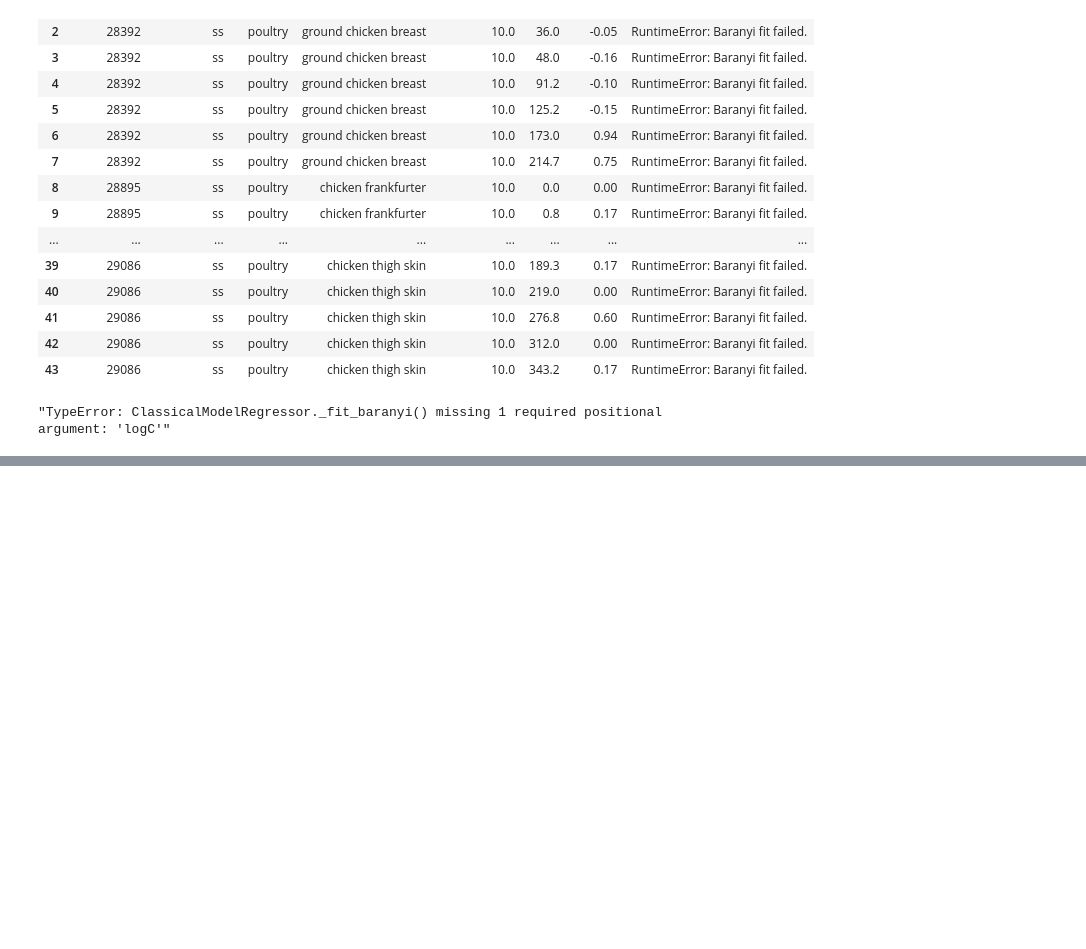
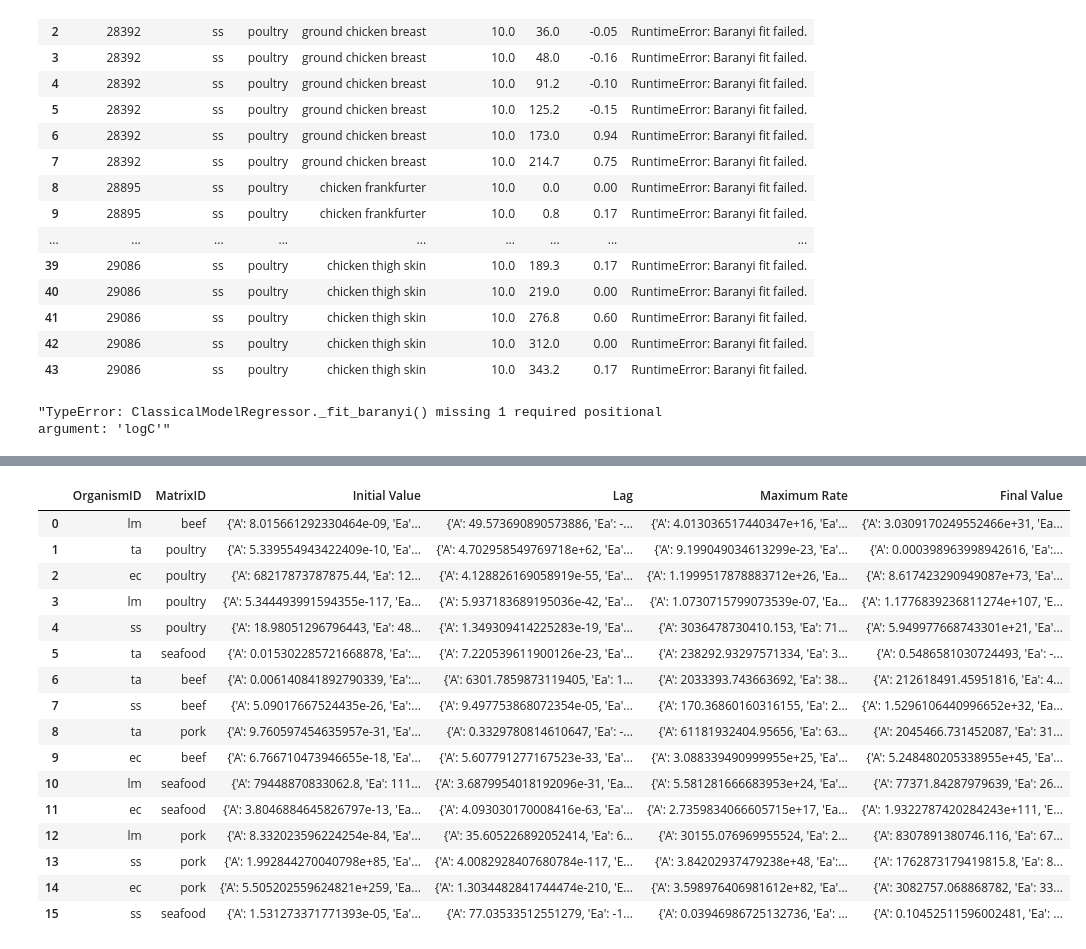
Before and after one commit to lulutinee/safer_food, a Jupyter notebook: notebooks/JYL_sandbox.ipynb, the cells around one changed output, grey strips where cells are left out. Cells and saved outputs as stored; diff of their text form; code cells hidden in the pictures; blank space fills up the shorter version.

```diff
--- a/notebooks/JYL_sandbox.ipynb
+++ b/notebooks/JYL_sandbox.ipynb
@@ -890,0 +1130,26 @@ baranyi_parameters.to_csv('baranyi parameters.csv', sep='\t')
+# %%
+MATRIX_SELECTION = {
+    'beef': ['ground beef', 'minced beef', 'beef steak', 'beef','fresh beef fillet', 'beef strip loin',
+             'raw beef steak', 'Beef carcass', 'Minced beef'],
+    'pork': ['Pork', 'raw meat_lombo', 'ground ham', 'ground Pork', 'ground cooked ham', 'ham', 'Pork loin',
+             'mild cured smoked breaded ham as sold', 'cooked Pork', 'Pork liver sausage emulsion', 'cured ham',
+             'Salami', 'sliced cooked ham', 'Sliced cooked ham', 'Cooked cured pork shoulder'],
+    'poultry':['chicken mince', 'chicken breast', 'retail broiler breast', 'ground chicken', 'cooked chicken',
+               'autoclaved sterile ground cooked chicken breast', 'Ground Chicken Breast Meat', 'chicken patties',
+               'cooked turkey breast', 'cooked chicken breast', 'cooked turkey', 'minced chicken',
+               'raw minced chicken leg',
+               'ground turkey', 'chicken', 'cooked ground turkey', 'raw minced chicken breast', 'cooked sliced turkey',
+               'cooked poultry', 'turkey', 'ground chicken breast', 'chicken thigh skin', 'chicken breast meat interior',
+               'chicken breast meat surface', 'chicken breast skin', 'chicken drumstick meat interior',
+               'chicken drumstick meat surface', 'chicken drumstick skin', 'chicken thigh meat interior',
+               'chicken thigh meat surface', 'chicken wing meat surface', 'chicken wing skin', 'non-kosher chicken thigh skin',
+               'kosher chicken thigh skin', 'uncured chicken'],
+    'seafood': ['sparus aurata', 'dichentrachus labrax', 'mullus barbatus', 'boops boops', 'Dichentrachus labrax',
+                'oyster (Crassostrea gigas)', 'raw chilled fish fillets', 'whole ungutted aquacultured sea bass',
+                'whole gutted aquacutured sea bass', 'catfish fillets', 'rainbow trout', 'prawn', 'salmon',
+                'salmon fillet', 'chilled salmon fillet', 'brined salmon', 'jack mackeral fillets', 'cooked prawn',
+                'trout', 'sole', 'raw salmon', 'pilchards','oyster (Saccostrea glomerata)', 'hake', 'tuna',
+                'atlanntic spadefish', 'weakfish', 'lobster', 'crab meat', 'crabmeat', 'salomona', 'Sand Flathead fish',
+                'Salmon', 'oysters (Crassostrea gigas)', 'oysters (Saccostrea glomerata)', 'snow crab meat', 'cooked shrimp',
+                'Tuna fish', 'live oysters (Crassostrea gigas)']
+}
@@ -890,0 +1249,3 @@ baranyi_parameters.to_csv('baranyi parameters.csv', sep='\t')
+# %%
+baranyi_params_filtered = filter_by_matrix_selection(baranyi_parameters, MATRIX_SELECTION)
+baranyi_params_filtered = baranyi_params_filtered[baranyi_params_filtered['OrganismID'].isin(['lm', 'ss', 'ec', 'ta'])]
@@ -890,0 +1311,2 @@ baranyi_parameters.to_csv('baranyi parameters.csv', sep='\t')
+# %%
+baranyi_params_cleaned = clip_baranyi(baranyi_params_filtered)
@@ -890,0 +1654,22 @@ baranyi_parameters.to_csv('baranyi parameters.csv', sep='\t')
+# %%
+arrhenius_parameters, warning_rows, bad_rows = get_secondary_model_parameters(baranyi_params_cleaned, slice_cols=['OrganismID', 'MatrixID'], params_cols=['Initial Value', 'Lag', 'Maximum Rate', 'Final Value'] )
+# %%
+arrhenius_parameters
+# %% [output]
+|  | OrganismID | MatrixID | Initial Value | Lag | Maximum Rate | Final Value |
+| 0 | lm | beef | {'A': 8.015661292330464e-09, 'Ea'... | {'A': 49.573690890573886, 'Ea': -... | {'A': 4.013036517440347e+16, 'Ea'... | {'A': 3.0309170249552466e+31, 'Ea... |
+| 1 | ta | poultry | {'A': 5.339554943422409e-10, 'Ea'... | {'A': 4.702958549769718e+62, 'Ea'... | {'A': 9.199049034613299e-23, 'Ea'... | {'A': 0.000398963998942616, 'Ea':... |
+| 2 | ec | poultry | {'A': 68217873787875.44, 'Ea': 12... | {'A': 4.128826169058919e-55, 'Ea'... | {'A': 1.1999517878883712e+26, 'Ea... | {'A': 8.617423290949087e+73, 'Ea'... |
+| 3 | lm | poultry | {'A': 5.344493991594355e-117, 'Ea... | {'A': 5.937183689195036e-42, 'Ea'... | {'A': 1.0730715799073539e-07, 'Ea... | {'A': 1.1776839236811274e+107, 'E... |
+| 4 | ss | poultry | {'A': 18.98051296796443, 'Ea': 48... | {'A': 1.349309414225283e-19, 'Ea'... | {'A': 3036478730410.153, 'Ea': 71... | {'A': 5.949977668743301e+21, 'Ea'... |
+| 5 | ta | seafood | {'A': 0.015302285721668878, 'Ea':... | {'A': 7.220539611900126e-23, 'Ea'... | {'A': 238292.93297571334, 'Ea': 3... | {'A': 0.5486581030724493, 'Ea': -... |
+| 6 | ta | beef | {'A': 0.006140841892790339, 'Ea':... | {'A': 6301.7859873119405, 'Ea': 1... | {'A': 2033393.743663692, 'Ea': 38... | {'A': 212618491.45951816, 'Ea': 4... |
+| 7 | ss | beef | {'A': 5.09017667524435e-26, 'Ea':... | {'A': 9.497753868072354e-05, 'Ea'... | {'A': 170.36860160316155, 'Ea': 2... | {'A': 1.5296106440996652e+32, 'Ea... |
+| 8 | ta | pork | {'A': 9.760597454635957e-31, 'Ea'... | {'A': 0.3329780814610647, 'Ea': -... | {'A': 61181932404.95656, 'Ea': 63... | {'A': 2045466.731452087, 'Ea': 31... |
+| 9 | ec | beef | {'A': 6.766710473946655e-18, 'Ea'... | {'A': 5.607791277167523e-33, 'Ea'... | {'A': 3.088339490999955e+25, 'Ea'... | {'A': 5.248480205338955e+45, 'Ea'... |
+| 10 | lm | seafood | {'A': 79448870833062.8, 'Ea': 111... | {'A': 3.6879954018192096e-31, 'Ea... | {'A': 5.581281666683953e+24, 'Ea'... | {'A': 77371.84287979639, 'Ea': 26... |
+| 11 | ec | seafood | {'A': 3.8046884645826797e-13, 'Ea... | {'A': 4.093030170008416e-63, 'Ea'... | {'A': 2.7359834066605715e+17, 'Ea... | {'A': 1.9322787420284243e+111, 'E... |
+| 12 | lm | pork | {'A': 8.332023596224254e-84, 'Ea'... | {'A': 35.605226892052414, 'Ea': 6... | {'A': 30155.076969955524, 'Ea': 2... | {'A': 8307891380746.116, 'Ea': 67... |
+| 13 | ss | pork | {'A': 1.992844270040798e+85, 'Ea'... | {'A': 4.0082928407680784e-117, 'E... | {'A': 3.84202937479238e+48, 'Ea':... | {'A': 1762873179419815.8, 'Ea': 8... |
+| 14 | ec | pork | {'A': 5.505202559624821e+259, 'Ea... | {'A': 1.3034482841744474e-210, 'E... | {'A': 3.598976406981612e+82, 'Ea'... | {'A': 3082757.068868782, 'Ea': 33... |
+| 15 | ss | seafood | {'A': 1.531273371771393e-05, 'Ea'... | {'A': 77.03533512551279, 'Ea': -1... | {'A': 0.03946986725132736, 'Ea': ... | {'A': 0.10452511596002481, 'Ea': ... |
```
Also changed, not shown: parts of 32 cells of this notebook.
